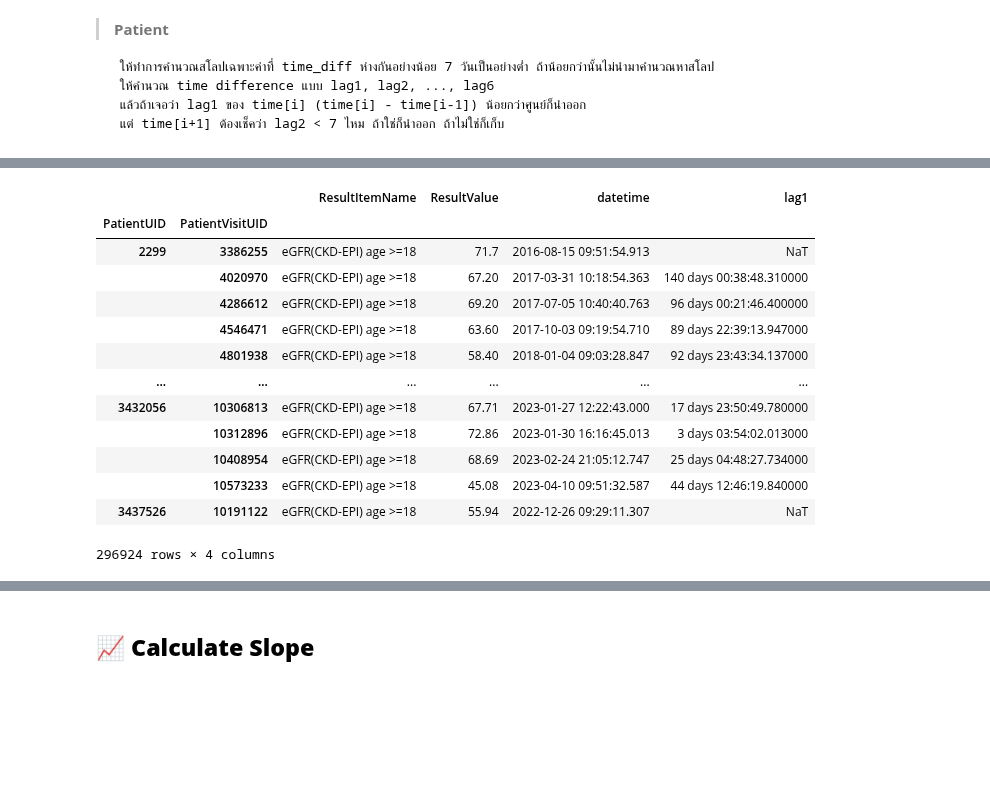
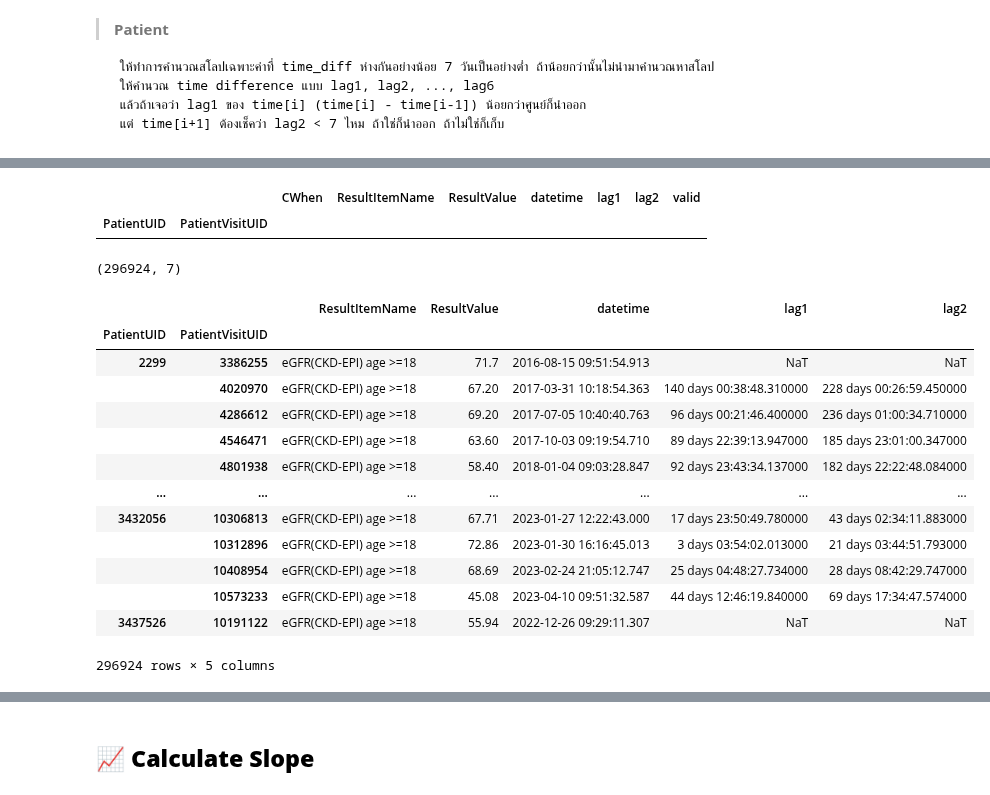
Before and after one commit to nxxk23/PROJECT, a Jupyter notebook: Re_CountSlopes.ipynb, the cells around one changed output, grey strips where cells are left out. Saved outputs shown, nothing was run; the diff lists cells and outputs as text; code cells hidden in the pictures; blank space fills up the shorter version.

```diff
--- a/Re_CountSlopes.ipynb
+++ b/Re_CountSlopes.ipynb
@@ -187,10 +187,6 @@ import pandas as pd
 # Calculate the time differences for lags 1 and 2 and store them in new columns
 df_sorted['lag1'] = df_sorted.groupby('PatientUID')['datetime'].diff(1)
 df_sorted['lag2'] = df_sorted.groupby('PatientUID')['datetime'].diff(2)
-df_sorted['lag3'] = df_sorted.groupby('PatientUID')['datetime'].diff(3)
-df_sorted['lag4'] = df_sorted.groupby('PatientUID')['datetime'].diff(4)
-df_sorted['lag5'] = df_sorted.groupby('PatientUID')['datetime'].diff(5)
-df_sorted['lag6'] = df_sorted.groupby('PatientUID')['datetime'].diff(6)
 
 
 # Function to handle conditions for lag1
@@ -244,14 +240,7 @@ df_sorted
 # %%
 import pandas as pd
-
-# Assuming df_sorted is your DataFrame
-
 # Method 1 - Using loc and groupby
 df_sorted.loc[df_sorted.groupby('PatientUID').cumcount() == 0, 'valid'] = 'YES'
-
-# Method 2 - Using iloc and groupby
-indices = df_sorted.groupby('PatientUID').cumcount() == 0
-df_sorted.iloc[indices.values, df_sorted.columns.get_loc('valid')] = 'YES'
 # %%
 df_sorted
 # %% [output]
@@ -272,23 +261,31 @@ df_sorted
+# %%
+df_sorted[(df_sorted['lag1'].isna()) & (df_sorted['valid'] == 'NO')]
+# %% [output]
+|  |  | CWhen | ResultItemName | ResultValue | datetime | lag1 | lag2 | valid |
+| PatientUID | PatientVisitUID |  |  |  |  |  |  |  |
 # %%
 df = df_sorted[df_sorted['valid']=='YES']
+df.shape
+# %% [output]
+(296924, 7)
 # %%
-df = df[['ResultItemName', 'ResultValue', 'datetime', 'lag1']]
+df = df[['ResultItemName', 'ResultValue', 'datetime', 'lag1','lag2']]
 df
 # %% [output]
-|  |  | ResultItemName | ResultValue | datetime | lag1 |
-| PatientUID | PatientVisitUID |  |  |  |  |
-| 2299 | 3386255 | eGFR(CKD-EPI) age >=18 | 71.7 | 2016-08-15 09:51:54.913 | NaT |
-|  | 4020970 | eGFR(CKD-EPI) age >=18 | 67.20 | 2017-03-31 10:18:54.363 | 140 days 00:38:48.310000 |
-|  | 4286612 | eGFR(CKD-EPI) age >=18 | 69.20 | 2017-07-05 10:40:40.763 | 96 days 00:21:46.400000 |
-|  | 4546471 | eGFR(CKD-EPI) age >=18 | 63.60 | 2017-10-03 09:19:54.710 | 89 days 22:39:13.947000 |
-|  | 4801938 | eGFR(CKD-EPI) age >=18 | 58.40 | 2018-01-04 09:03:28.847 | 92 days 23:43:34.137000 |
-| ... | ... | ... | ... | ... | ... |
-| 3432056 | 10306813 | eGFR(CKD-EPI) age >=18 | 67.71 | 2023-01-27 12:22:43.000 | 17 days 23:50:49.780000 |
-|  | 10312896 | eGFR(CKD-EPI) age >=18 | 72.86 | 2023-01-30 16:16:45.013 | 3 days 03:54:02.013000 |
-|  | 10408954 | eGFR(CKD-EPI) age >=18 | 68.69 | 2023-02-24 21:05:12.747 | 25 days 04:48:27.734000 |
-|  | 10573233 | eGFR(CKD-EPI) age >=18 | 45.08 | 2023-04-10 09:51:32.587 | 44 days 12:46:19.840000 |
-| 3437526 | 10191122 | eGFR(CKD-EPI) age >=18 | 55.94 | 2022-12-26 09:29:11.307 | NaT |
+|  |  | ResultItemName | ResultValue | datetime | lag1 | lag2 |
+| PatientUID | PatientVisitUID |  |  |  |  |  |
+| 2299 | 3386255 | eGFR(CKD-EPI) age >=18 | 71.7 | 2016-08-15 09:51:54.913 | NaT | NaT |
+|  | 4020970 | eGFR(CKD-EPI) age >=18 | 67.20 | 2017-03-31 10:18:54.363 | 140 days 00:38:48.310000 | 228 days 00:26:59.450000 |
+|  | 4286612 | eGFR(CKD-EPI) age >=18 | 69.20 | 2017-07-05 10:40:40.763 | 96 days 00:21:46.400000 | 236 days 01:00:34.710000 |
+|  | 4546471 | eGFR(CKD-EPI) age >=18 | 63.60 | 2017-10-03 09:19:54.710 | 89 days 22:39:13.947000 | 185 days 23:01:00.347000 |
+|  | 4801938 | eGFR(CKD-EPI) age >=18 | 58.40 | 2018-01-04 09:03:28.847 | 92 days 23:43:34.137000 | 182 days 22:22:48.084000 |
+| ... | ... | ... | ... | ... | ... | ... |
+| 3432056 | 10306813 | eGFR(CKD-EPI) age >=18 | 67.71 | 2023-01-27 12:22:43.000 | 17 days 23:50:49.780000 | 43 days 02:34:11.883000 |
+|  | 10312896 | eGFR(CKD-EPI) age >=18 | 72.86 | 2023-01-30 16:16:45.013 | 3 days 03:54:02.013000 | 21 days 03:44:51.793000 |
+|  | 10408954 | eGFR(CKD-EPI) age >=18 | 68.69 | 2023-02-24 21:05:12.747 | 25 days 04:48:27.734000 | 28 days 08:42:29.747000 |
+|  | 10573233 | eGFR(CKD-EPI) age >=18 | 45.08 | 2023-04-10 09:51:32.587 | 44 days 12:46:19.840000 | 69 days 17:34:47.574000 |
+| 3437526 | 10191122 | eGFR(CKD-EPI) age >=18 | 55.94 | 2022-12-26 09:29:11.307 | NaT | NaT |
-296924 rows × 4 columns
+296924 rows × 5 columns
 # %%
 import pandas as pd
 
```
Also changed, not shown: parts of 11 cells of this notebook.
